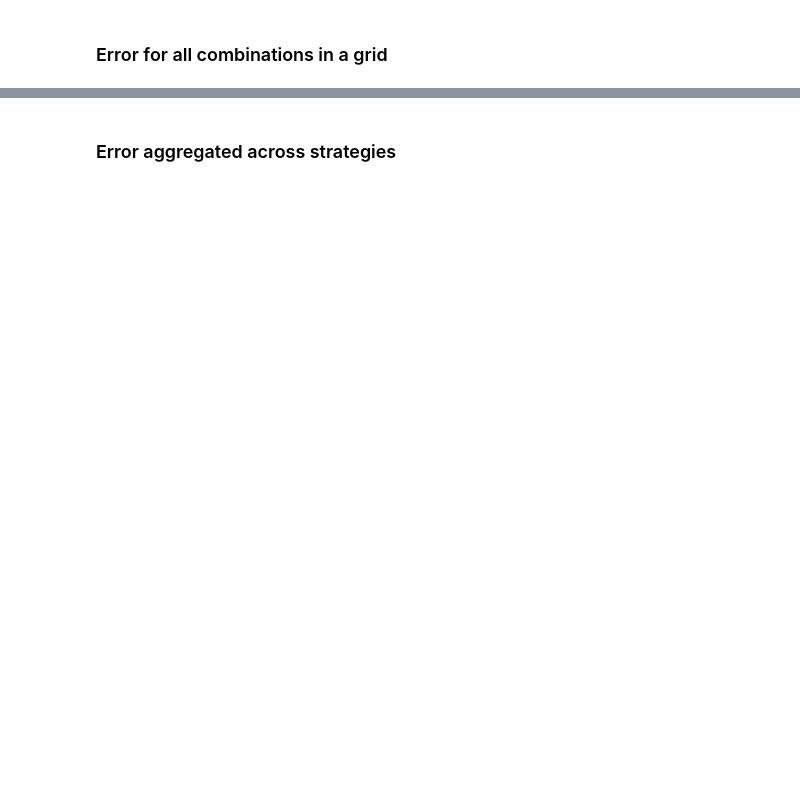
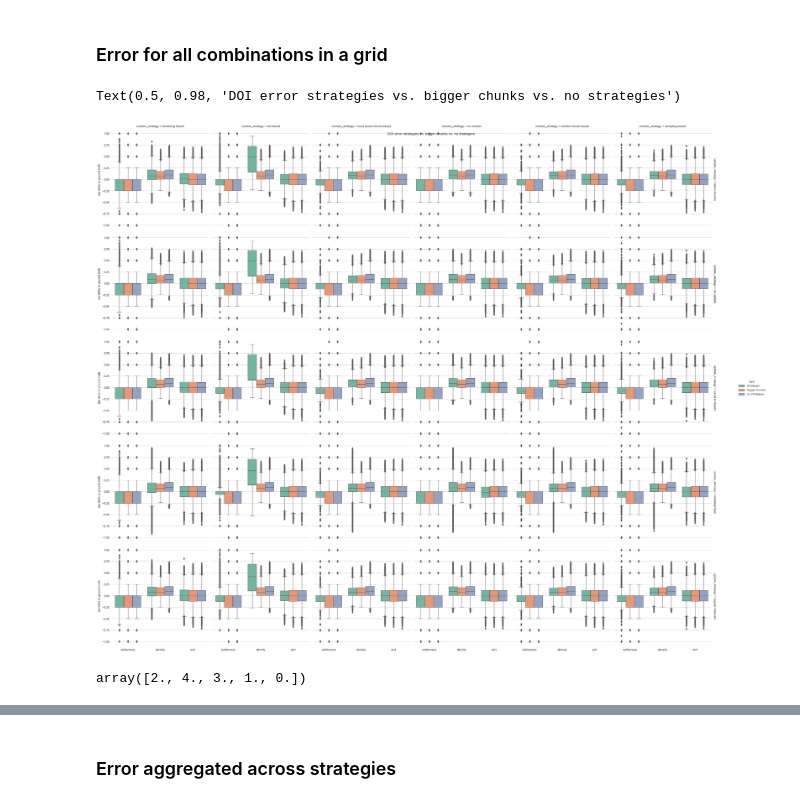
Before and after one commit to vis-au/prointerest, a Jupyter notebook: server/benchmarks/analysis.ipynb, the cells around one changed output, grey strips where cells are left out. Saved outputs shown, nothing was run; the diff lists cells and outputs as text; code cells hidden in the pictures; blank space fills up the shorter version.

Commit message:
update analysis pipeline

```diff
--- a/server/benchmarks/analysis.ipynb
+++ b/server/benchmarks/analysis.ipynb
@@ -129,2 +143,45 @@ hm.fig.suptitle("DOI distribution strategies vs. no strategies")
 # %% [markdown]
 ### Error for all combinations in a grid
+# %%
+import notebook_test_case  # for fixing the PATH variable
+from test_case import get_full_title
+from analysis import get_error_for_test_case, merge_err_dfs
+from plots import boxplot_matrix
+from imblearn.under_sampling import RandomUnderSampler
+from sklearn.preprocessing import KBinsDiscretizer
+
+if composite_test_case_dropdown.value is None or mode_dropdown.value is None:
+  raise Exception("select a test case and mode with the widget above")
+
+mode = mode_dropdown.value
+all_strategies_error, all_bigger_chunks_error, all_sc_errors = get_error_for_test_case(
+  test_case_file_name=composite_test_case_dropdown.value,
+  mode=mode
+)
+df = merge_err_dfs(all_strategies_error, all_bigger_chunks_error, mode, all_sc_errors)
+
+
+rus = RandomUnderSampler()
+# est = KBinsDiscretizer(n_bins=5, encode="ordinal", strategy="uniform")
+# y = est.fit_transform(df["doi"].to_numpy().reshape(-1, 1))
+# y = df["doi"] == 0
+# df, y_res = rus.fit_resample(df, y)
+
+column = column_dropdown.value
+row = row_dropdown.value
+
+m = boxplot_matrix(df, x=mode, y="doi", row=row, column=column, hue="type")
+m.set_axis_labels("", "doi delta to ground truth")
+m.fig.suptitle("DOI error strategies vs. bigger chunks vs. no strategies")
+# %% [output]
+Text(0.5, 0.98, 'DOI error strategies vs. bigger chunks vs. no strategies')
+[figure, added]
+# %%
+import pandas as pd
+import numpy as np
+
+df = pd.DataFrame(np.random.rand(100, 5))
+df["label"] = np.round(df[0] * df[1] * 100) % 5
+df["label"].unique()
+# %% [output]
+array([2., 4., 3., 1., 0.])
```
Also changed, not shown: parts of 11 cells of this notebook, 7 other files.
